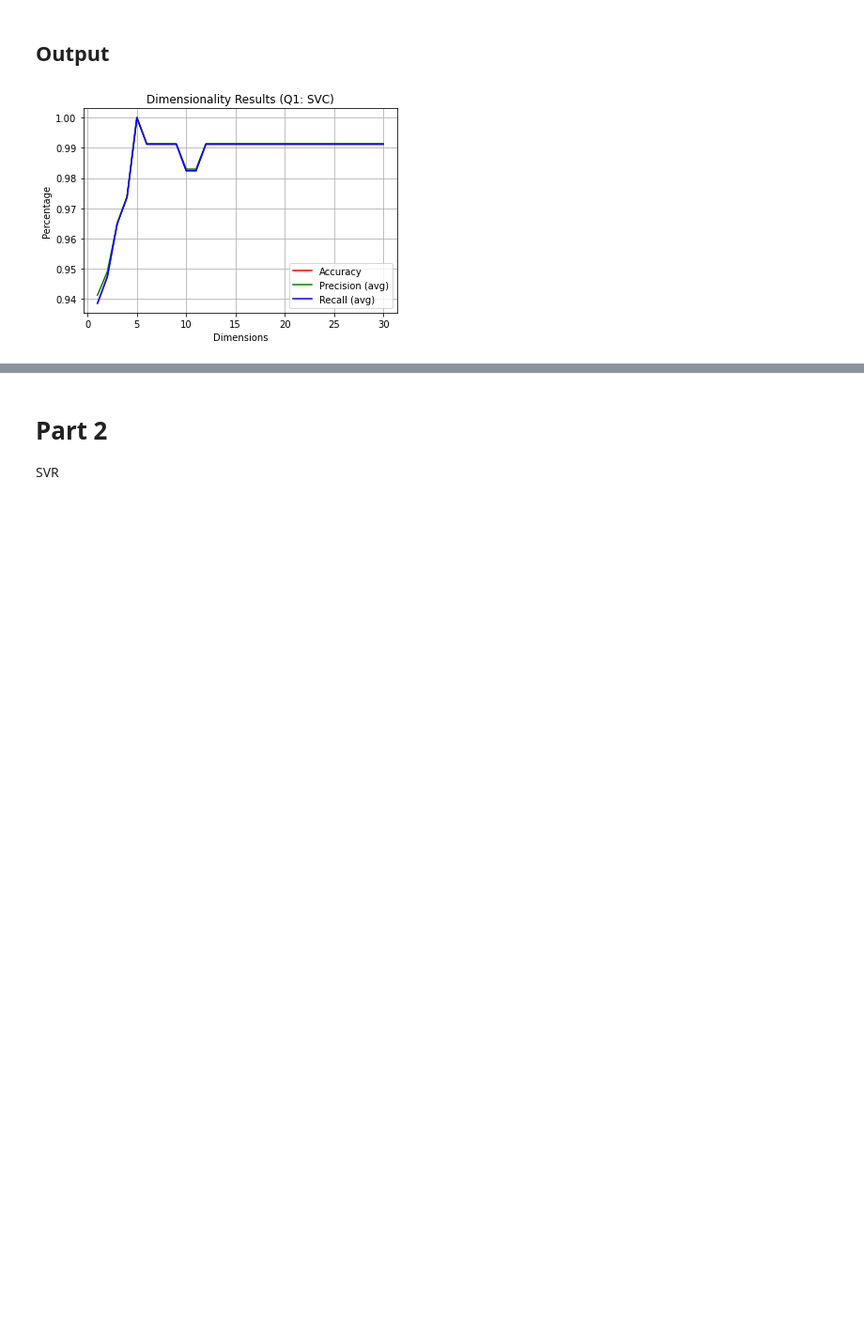
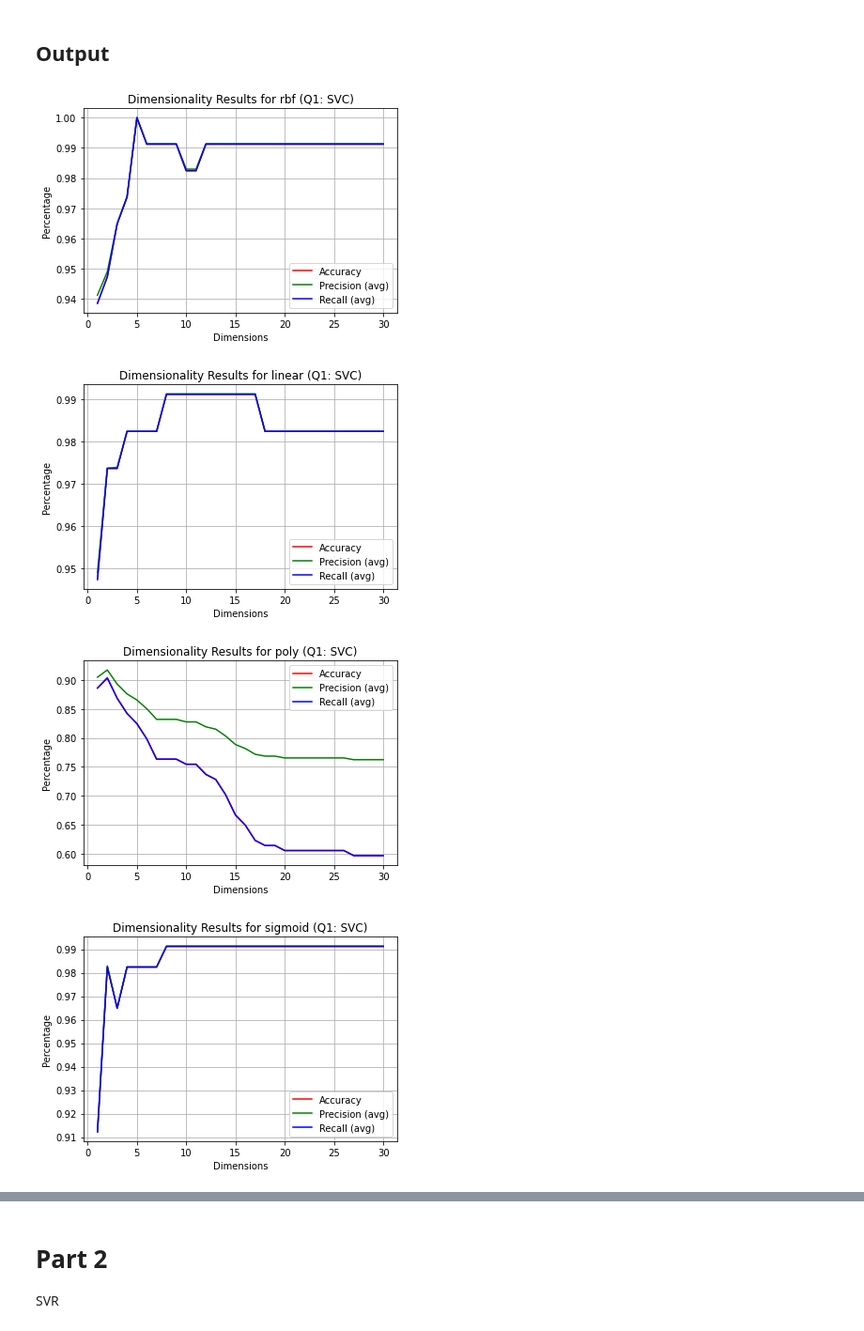
Before and after one commit to A-Hudson-0117/MachineLearning-Intro, a Jupyter notebook: SVM and SVR (hw 4)/the SVs.ipynb, the cells around one changed output, grey strips where cells are left out. Shown at 94% size. Cells and saved outputs as stored; diff of their text form; code cells hidden in the pictures; blank space fills up the shorter version.

```diff
--- a/SVM and SVR (hw 4)/the SVs.ipynb
+++ b/SVM and SVR (hw 4)/the SVs.ipynb
@@ -237,15 +198,32 @@ for report in report_list:
 # %% [markdown]
 ## Output
 # %%
-# print report_list stats
-plt.figure(1)
-plt.plot(range(1, len(accuracy_list)+1) , accuracy_list , color='r')
-plt.plot(range(1, len(precision_list)+1) , precision_list , color='g')
-plt.plot(range(1, len(recall_list)+1) , recall_list , color='b')
-plt.grid()
-plt.xlabel('Dimensions')
-plt.ylabel('Percentage')
-plt.legend(["Accuracy", "Precision (avg)", "Recall (avg)"])
-plt.title(f"Dimensionality Results ({q_num})") ;
+def graph_class_accuracy_v_dimensionality(accuracy, precision, recall, kernel_str):
+    # print report_list stats
+    plt.figure(kernel_str)
+    plt.plot(range(1, len(accuracy)+1) , accuracy , color='r')
+    plt.plot(range(1, len(precision)+1) , precision , color='g')
+    plt.plot(range(1, len(recall)+1) , recall , color='b')
+    plt.grid()
+    plt.xlabel('Dimensions')
+    plt.ylabel('Percentage')
+    plt.legend(["Accuracy", "Precision (avg)", "Recall (avg)"])
+    plt.title(f"Dimensionality Results for {kernel_str} ({q_num})") ;
-# %% [output]
-[figure, removed]
+# %%
+accuracy_dict = dict()
+precision_dict = dict()
+recall_dict = dict()
+confusion_dict = dict()
+report_dict = dict()
+
+useable_kernels = ['rbf', 'linear', 'poly', 'sigmoid']
+
+for item in useable_kernels:
+    accuracy_dict[item] , precision_dict[item] , recall_dict[item] , confusion_dict[item] , report_dict[item] = decompose_and_train_SVC(item)
+
+    graph_class_accuracy_v_dimensionality(accuracy_dict[item], precision_dict[item], recall_dict[item], item)
+# %% [output]
+[figure, added]
+[figure, added]
+[figure, added]
+[figure, added]
```
Also changed, not shown: parts of 11 cells of this notebook.
